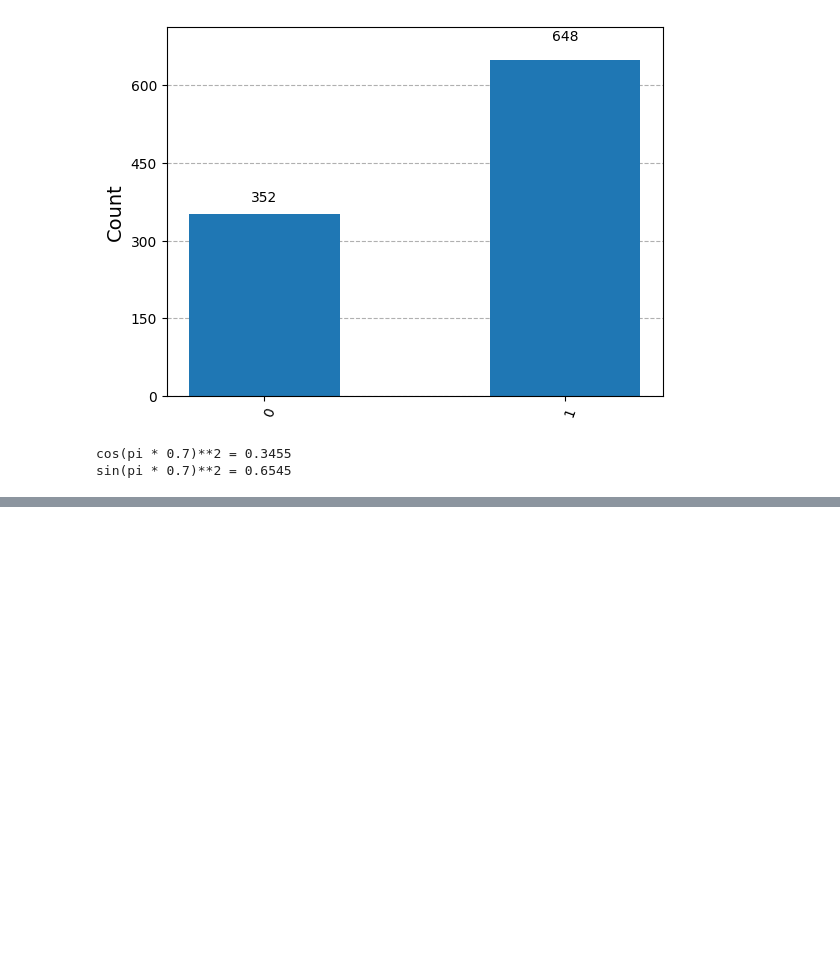
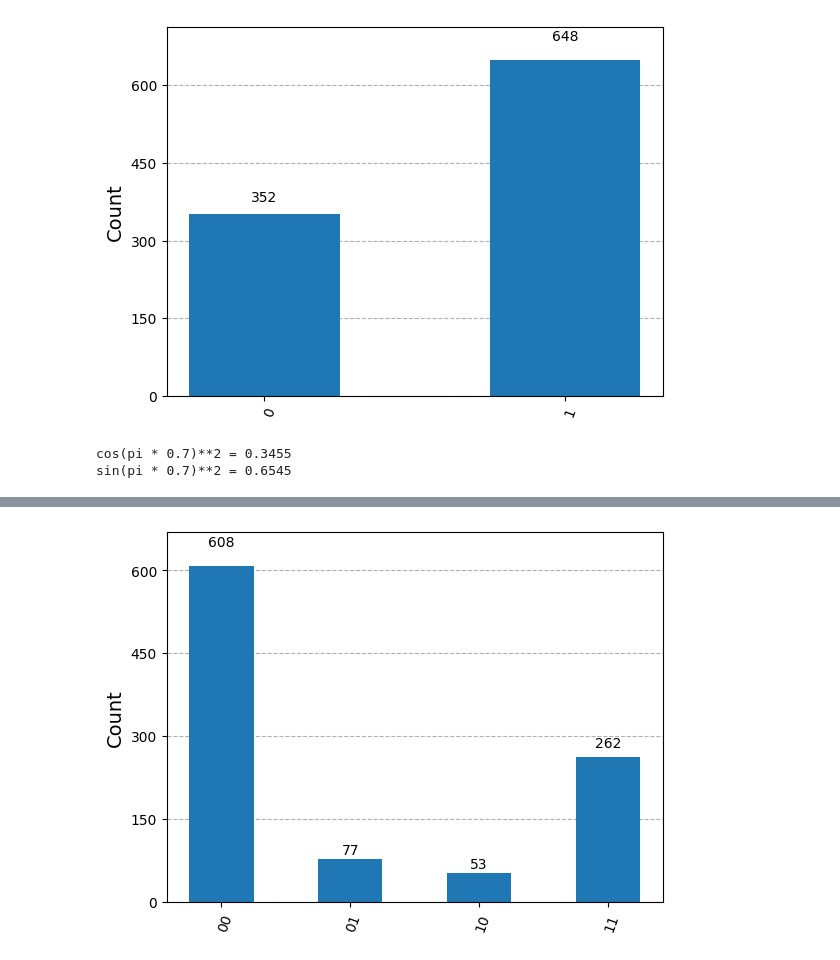
Before and after one commit to jerzyszyjut/quantum, a Jupyter notebook: notebooks/phase_estimation.ipynb, the cells around one changed output, grey strips where cells are left out. Saved outputs shown, nothing was run; the diff lists cells and outputs as text; code cells hidden in the pictures; blank space fills up the shorter version.

```diff
--- a/notebooks/phase_estimation.ipynb
+++ b/notebooks/phase_estimation.ipynb
@@ -41,0 +74,6 @@ sin(pi * 0.7)**2 = 0.6545
+# %%
+result = AerSimulator().run(qc, shots = 1000).result()
+statistics = result.get_counts()
+display(plot_histogram(statistics))
+# %% [output]
+[figure, added]
```
Also changed, not shown: parts of 2 cells of this notebook.
